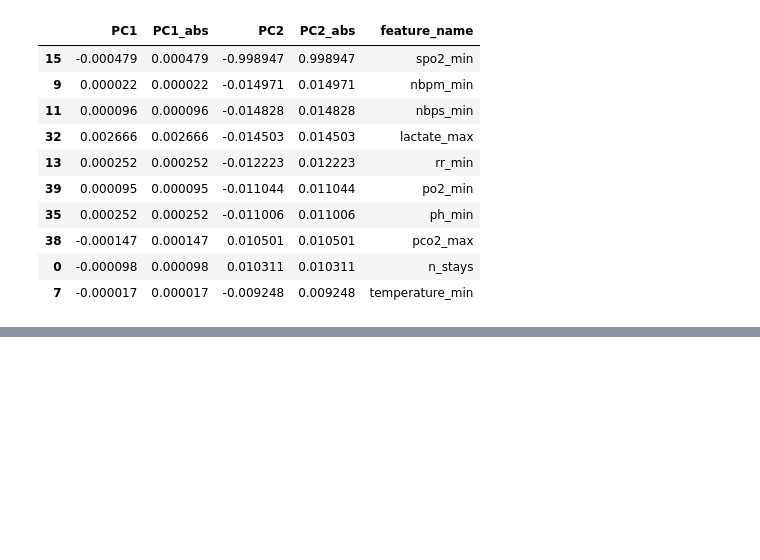
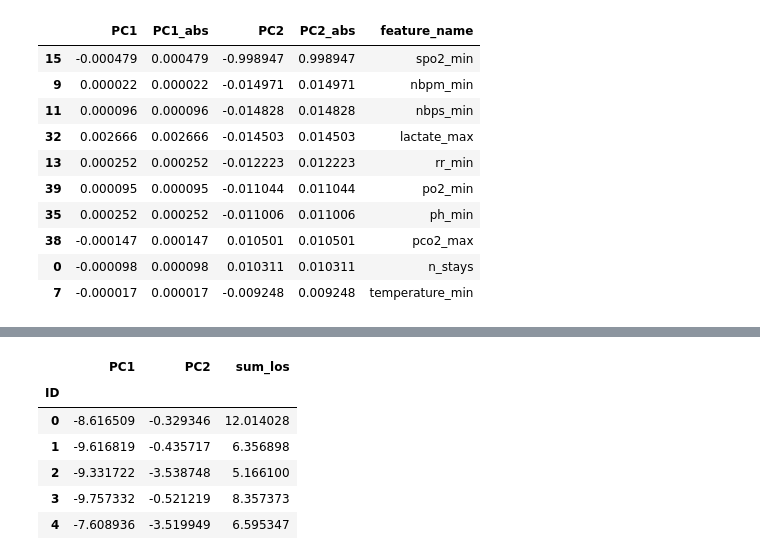
Before and after one commit to johnsonjzhou/comp90089-project, a Jupyter notebook: cluster/pca_v2.ipynb, the cells around one changed output, grey strips where cells are left out. Cells and saved outputs as stored; diff of their text form; code cells hidden in the pictures; blank space fills up the shorter version.

```diff
--- a/cluster/pca_v2.ipynb
+++ b/cluster/pca_v2.ipynb
@@ -117,0 +135,13 @@ components.sort_values(by="PC2_abs", ascending=False).head(10)
+# %%
+# Merge in LOS labels
+df_lab = pd.read_csv("../data/cohort_labels_v2.csv", index_col="ID")
+df_pca = pd.merge(left=df_pca, right=df_lab, on="ID")
+df_pca.head(5)
+# %% [output]
+|  | PC1 | PC2 | sum_los |
+| ID |  |  |  |
+| 0 | -8.616509 | -0.329346 | 12.014028 |
+| 1 | -9.616819 | -0.435717 | 6.356898 |
+| 2 | -9.331722 | -3.538748 | 5.166100 |
+| 3 | -9.757332 | -0.521219 | 8.357373 |
+| 4 | -7.608936 | -3.519949 | 6.595347 |
```
Also changed, not shown: parts of 6 cells of this notebook, 1 other file.
